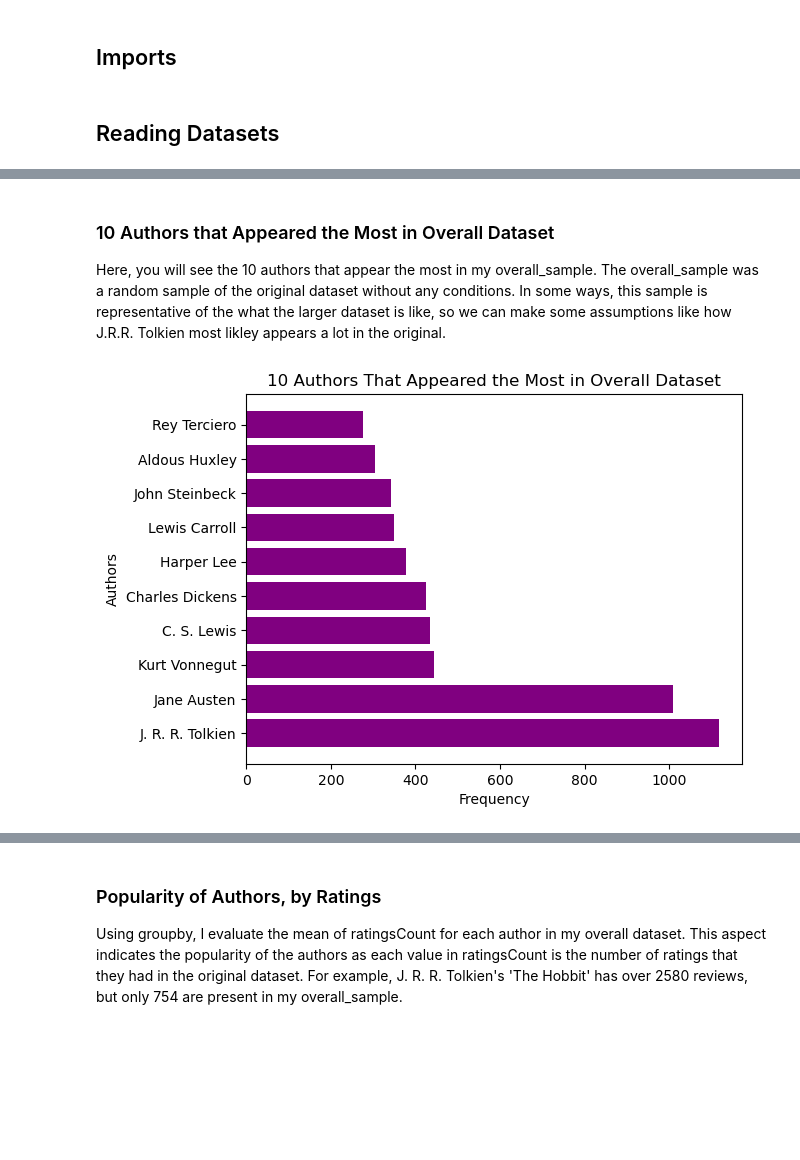
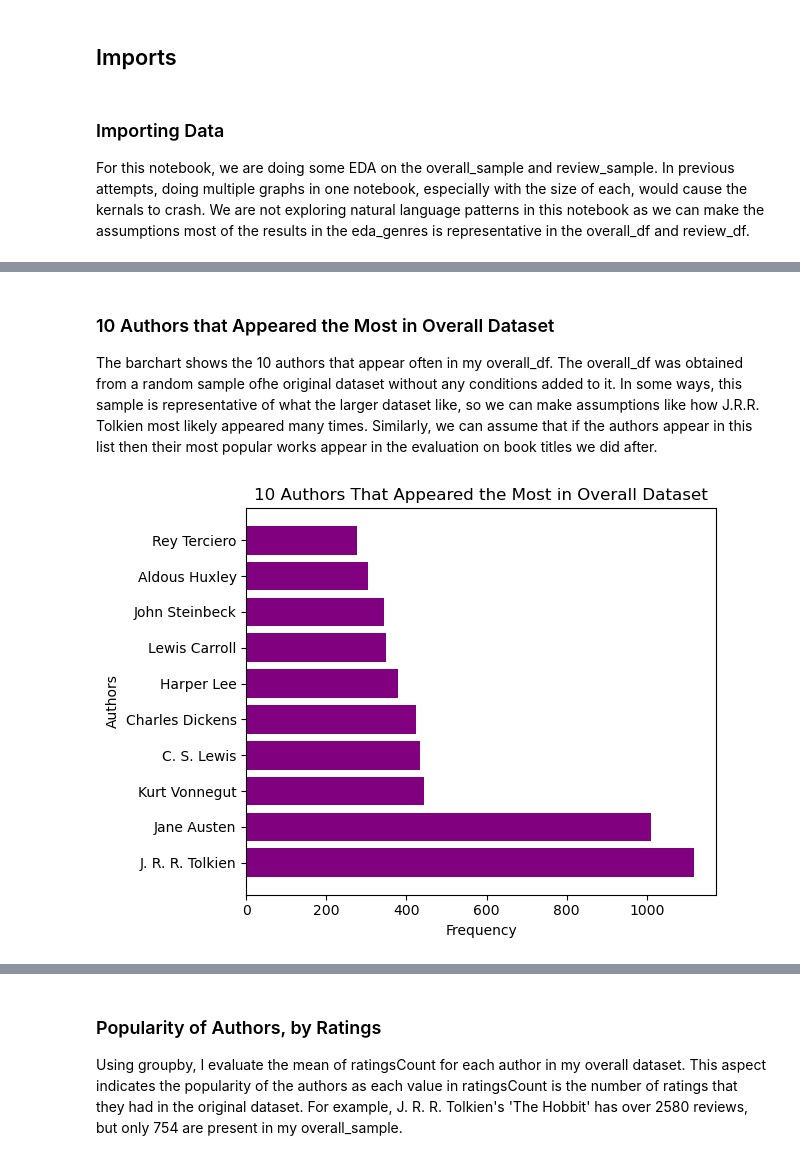
Before and after one commit to notlisaliang/book_recommendation, a Jupyter notebook: 03_eda_overall.ipynb, the cells around one changed output, grey strips where cells are left out. Cells and saved outputs as stored; diff of their text form; code cells hidden in the pictures; blank space fills up the shorter version.

```diff
--- a/03_eda_overall.ipynb
+++ b/03_eda_overall.ipynb
@@ -17,7 +11,9 @@ import re
 # %%
 np.random.seed(42)
 # %% [markdown]
-## Reading Datasets
+### Importing Data
+
+For this notebook, we are doing some EDA on the overall_sample and review_sample. In previous attempts, doing multiple graphs in one notebook, especially with the size of each, would cause the kernals to crash. We are not exploring natural language patterns in this notebook as we can make the assumptions most of the results in the eda_genres is representative in the overall_df and review_df.
 # %%
 overall_df = pd.read_csv('./data/overall_sample.csv')
 overall_df.head(2)
@@ -35,16 +31,19 @@ review_df.head(2)
 # %% [markdown]
 ### 10 Authors that Appeared the Most in Overall Dataset
 
-Here, you will see the 10 authors that appear the most in my overall_sample. The overall_sample was a random sample of the original dataset without any conditions. In some ways, this sample is representative of the what the larger dataset is like, so we can make some assumptions like how J.R.R. Tolkien most likley appears a lot in the original.
+The barchart shows the 10 authors that appear often in my overall_df. The overall_df was obtained from a random sample ofhe original dataset without any conditions added to it. In some ways, this sample is representative of what the larger dataset like, so we can make assumptions like how J.R.R. Tolkien most likely appeared many times. Similarly, we can assume that if the authors appear in this list then their most popular works appear in the evaluation on book titles we did after.
 # %%
 top_authors = overall_df['authors'].value_counts().head(10)
 
 plt.barh(top_authors.index, top_authors.values, color = 'purple')
 plt.title('10 Authors That Appeared the Most in Overall Dataset')
 plt.xlabel('Frequency')
 plt.ylabel('Authors');
+
+plt.tight_layout()
+plt.savefig('./graphs/top_authors.png')
 # %% [output]
-[figure, old version]
+[figure, new version]
 # %%
 overall_books = overall_df['Title'].value_counts().head(10)
 
```
Also changed, not shown: parts of 23 cells of this notebook.
